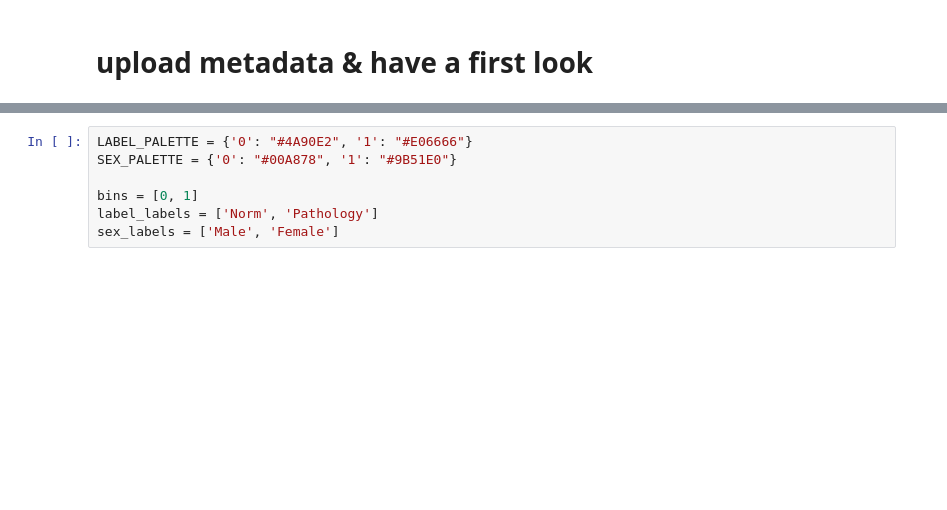
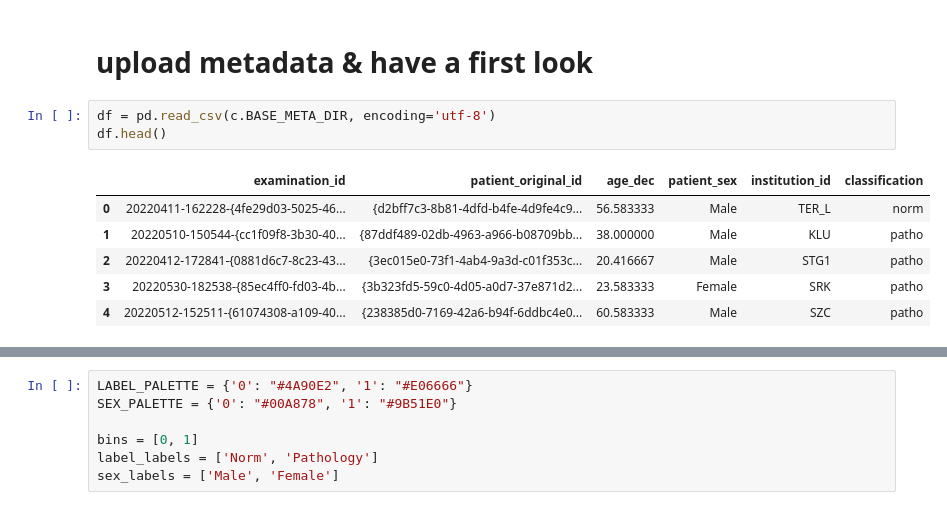
Before and after one commit to majamarzec/Decoding-Neural-Connectivity-Patterns, a Jupyter notebook: process_metadata/process.ipynb, the cells around one changed output, grey strips where cells are left out. Drawn from its saved outputs; the diff is of its cells as text; blank space fills up the shorter version.

```diff
--- a/process_metadata/ELM19_metadata_processor.ipynb
+++ b/process_metadata/process.ipynb
@@ -33,3 +33,13 @@ ELM19 is a heterogeneous, multi-site clinical dataset, metadata are examined for
 - outliers.
 # %% [markdown]
 # upload metadata & have a first look
+# %%
+df = pd.read_csv(c.BASE_META_DIR, encoding='utf-8')
+df.head()
+# %% [output]
+|  | examination_id | patient_original_id | age_dec | patient_sex | institution_id | classification |
+| 0 | 20220411-162228-{4fe29d03-5025-46... | {d2bff7c3-8b81-4dfd-b4fe-4d9fe4c9... | 56.583333 | Male | TER_L | norm |
+| 1 | 20220510-150544-{cc1f09f8-3b30-40... | {87ddf489-02db-4963-a966-b08709bb... | 38.000000 | Male | KLU | patho |
+| 2 | 20220412-172841-{0881d6c7-8c23-43... | {3ec015e0-73f1-4ab4-9a3d-c01f353c... | 20.416667 | Male | STG1 | patho |
+| 3 | 20220530-182538-{85ec4ff0-fd03-4b... | {3b323fd5-59c0-4d05-a0d7-37e871d2... | 23.583333 | Female | SRK | patho |
+| 4 | 20220512-152511-{61074308-a109-40... | {238385d0-7169-42a6-b94f-6ddbc4e0... | 60.583333 | Male | SZC | patho |
```
Also changed, not shown: parts of 22 cells of this notebook, 22 other files.
